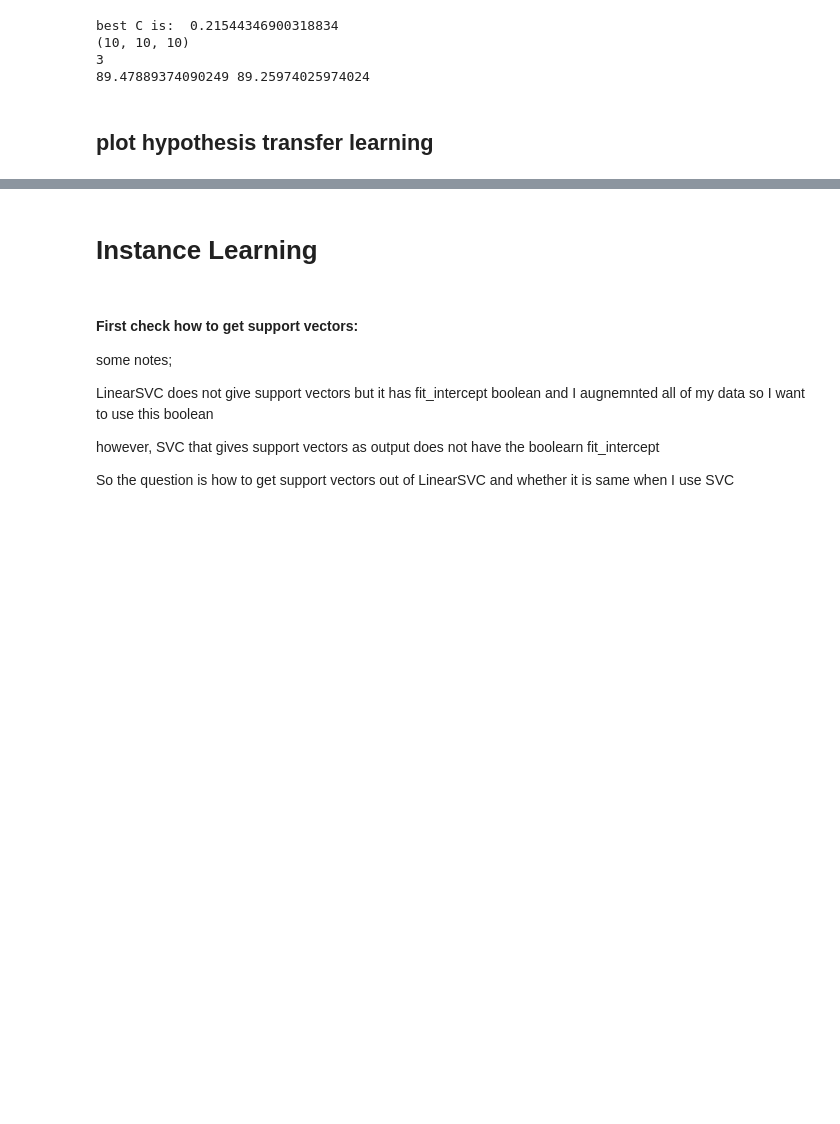
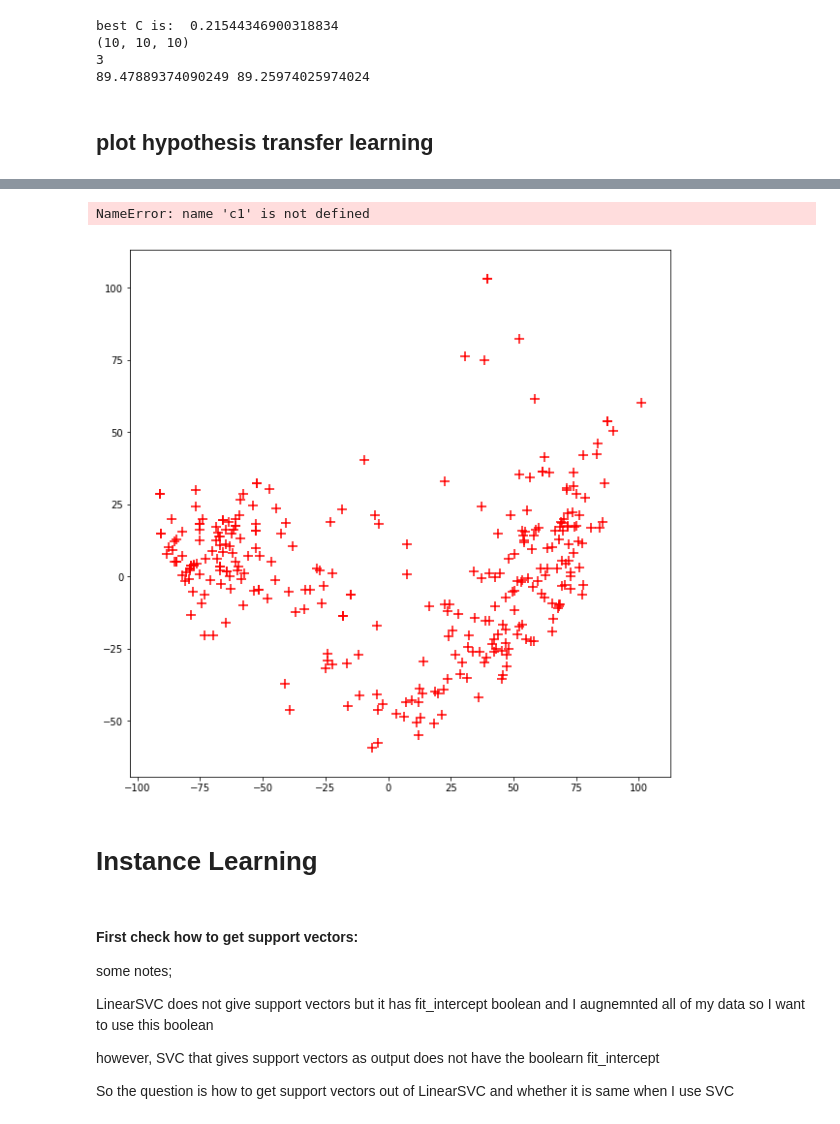
Before and after one commit to MaryZolfaghar/HandWrittenDigitPrediction, a Jupyter notebook: jupyters/final_SVM.ipynb, the cells around one changed output, grey strips where cells are left out. Cells and saved outputs as stored; diff of their text form; code cells hidden in the pictures; blank space fills up the shorter version.

```diff
--- a/jupyters/final_SVM.ipynb
+++ b/jupyters/final_SVM.ipynb
@@ -1040,3 +1033,68 @@ IndexError: index 687 is out of bounds for axis 0 with size 687
+# %%
+import matplotlib.pylab as pl
+from sklearn.decomposition import PCA
+
+leg_label=''
+
+pca = PCA(n_components=2).fit(X_target_plt)
+pca_2d = pca.transform(X_target_plt)
+
+fig = plt.figure(figsize=(10, 10))
+ax  = fig.add_subplot(111)
+
+for i in range(0, pca_2d.shape[0]):
+    if y_train[i] == 1:
+        c0 = pl.scatter(pca_2d[i,0], pca_2d[i,1], c='r', marker='+', s=100)
+    elif y_train[i] == -1:
+        c1 = pl.scatter(pca_2d[i,0], pca_2d[i,1], c='b', marker='_', s=100)
+
+#     ax.annotate(str(y_train[i]), (pca_2d[i,0],pca_2d[i,1]))
+
+pl.legend([c0, c1],\
+          ['digit 1', '%s' %leg_label])
+pl.title('Instance transfer for %s problem' %prob)
+
+clf_src.fit(X_source, Y_source)
+
+
+#----------------------------------------------------------------------------------
+svclassifier_2d = clf_src
+# svclassifier_2d = SVC(kernel='linear')
+svclassifier_2d.fit(pca_2d, y_train)
+#----------------------------------------------------------------------------------
+# decision_function = clf_src.named_steps['linearsvc'].decision_function(pca_2d)
+# eps=1
+# sup = y_train * decision_function
+# support_vector_indices = np.where((-eps<sup) & (sup<eps))[0]
+# sup_vecs = pca_2d[support_vector_indices]
+# for i in range(0, pca_2d.shape[0]):
+#     if np.sum(support_vector_indices==i)==1:
+#         if y_train[i] == 1:
+#             c2 = pl.scatter(pca_2d[i,0],pca_2d[i,1],c='y',  marker='+', s=400)
+#         if y_train[i] == -1:
+#             c2 = pl.scatter(pca_2d[i,0],pca_2d[i,1],c='g',  marker='_', s=400)
+
+
+# pl.legend([c2],\
+#           ['support vecs'])
+#----------------------------------------------------------------------------------
+x_min, x_max = pca_2d[:, 0].min() - 1,   pca_2d[:,0].max() + 1
+y_min, y_max = pca_2d[:, 1].min() - 1,   pca_2d[:,1].max() + 1
+xx, yy = np.meshgrid(np.arange(x_min, x_max, 10),   np.arange(y_min, y_max, 10))
+
+Z = svclassifier_2d.predict(np.c_[xx.ravel(),  yy.ravel()])
+Z = Z.reshape(xx.shape)
+pl.contour(xx, yy, Z)
+pl.title('Support Vector Machine Decision Surface', fontweight='bold', fontsize=22)
+pl.axis('off')
+pl.show()
+
+
+
+print('done')
+# %% [output]
+NameError: name 'c1' is not defined
+[figure, added]
 # %% [markdown]
 # Instance Learning
 # %% [markdown]
```
Also changed, not shown: parts of 16 cells of this notebook, 1 other file.
